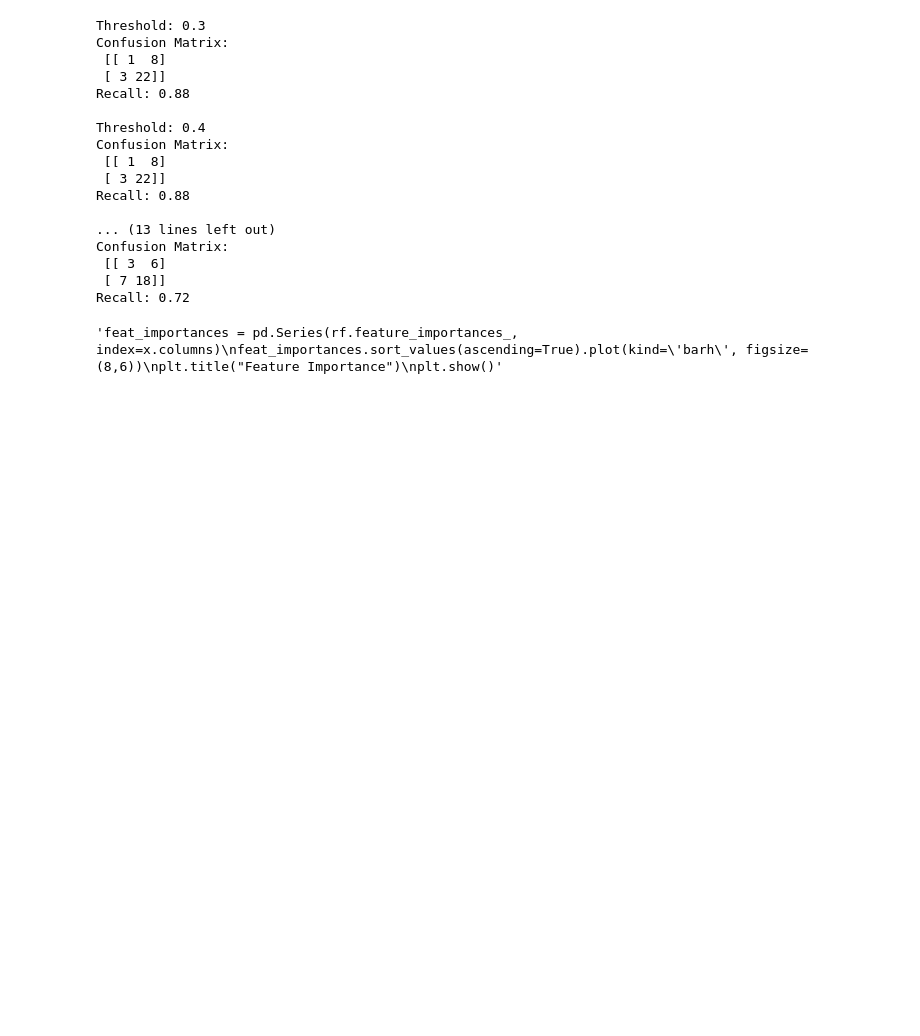
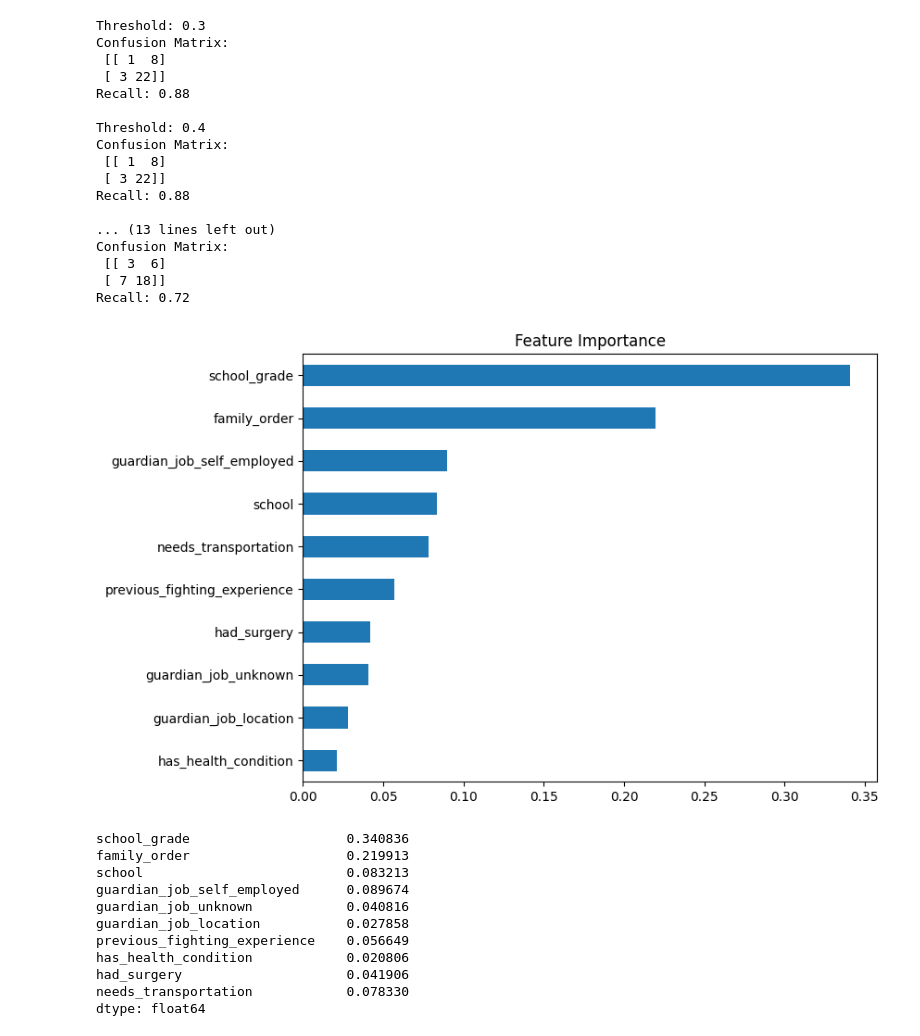
Before and after one commit to EssaAlsharif/Data-Driven-Insights-into-Taekwondo-Player-Behavior, a Jupyter notebook: Data_Driven_Insights_into_Taekwondo_Player_Behavior.ipynb, the cells around one changed output. Saved outputs shown, nothing was run; the diff lists cells and outputs as text; code cells hidden in the pictures; blank space fills up the shorter version.

```diff
--- a/Data_Driven_Insights_into_Taekwondo_Player_Behavior.ipynb
+++ b/Data_Driven_Insights_into_Taekwondo_Player_Behavior.ipynb
@@ -833,9 +833,21 @@ Confusion Matrix:
  [ 7 18]]
 Recall: 0.72
 # %%
-"""feat_importances = pd.Series(rf.feature_importances_, index=x.columns)
+feat_importances = pd.Series(rf.feature_importances_, index=x.columns)
 feat_importances.sort_values(ascending=True).plot(kind='barh', figsize=(8,6))
 plt.title("Feature Importance")
-plt.show()"""
+plt.show()
+print(feat_importances)
 # %% [output]
+[figure, added]
-'feat_importances = pd.Series(rf.feature_importances_, index=x.columns)\nfeat_importances.sort_values(ascending=True).plot(kind=\'barh\', figsize=(8,6))\nplt.title("Feature Importance")\nplt.show()'
+school_grade                    0.340836
+family_order                    0.219913
+school                          0.083213
+guardian_job_self_employed      0.089674
+guardian_job_unknown            0.040816
+guardian_job_location           0.027858
+previous_fighting_experience    0.056649
+has_health_condition            0.020806
+had_surgery                     0.041906
+needs_transportation            0.078330
+dtype: float64
```
Also changed, not shown: parts of 1 cell of this notebook.
